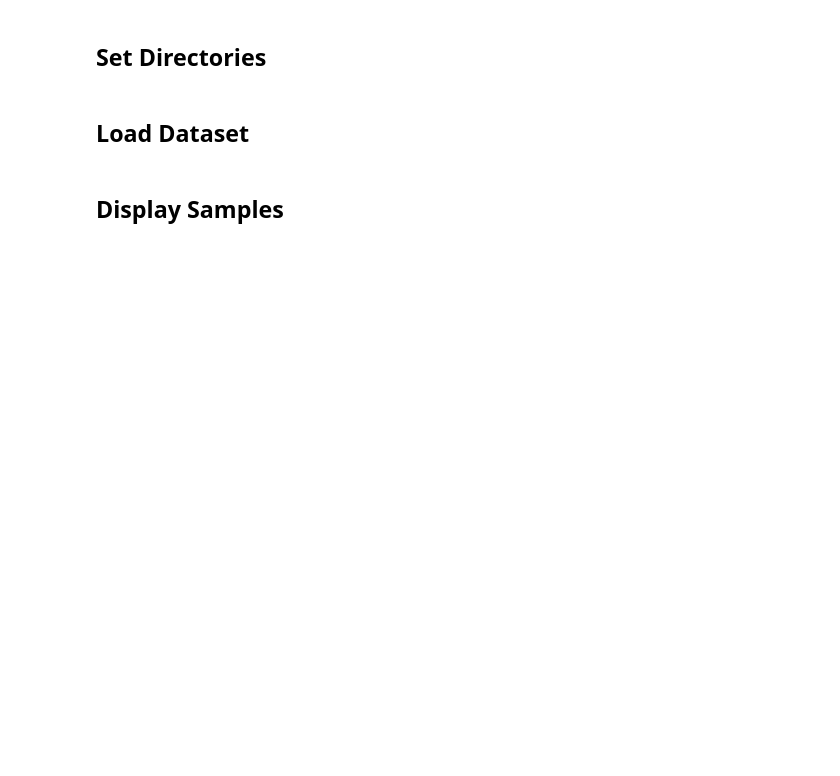
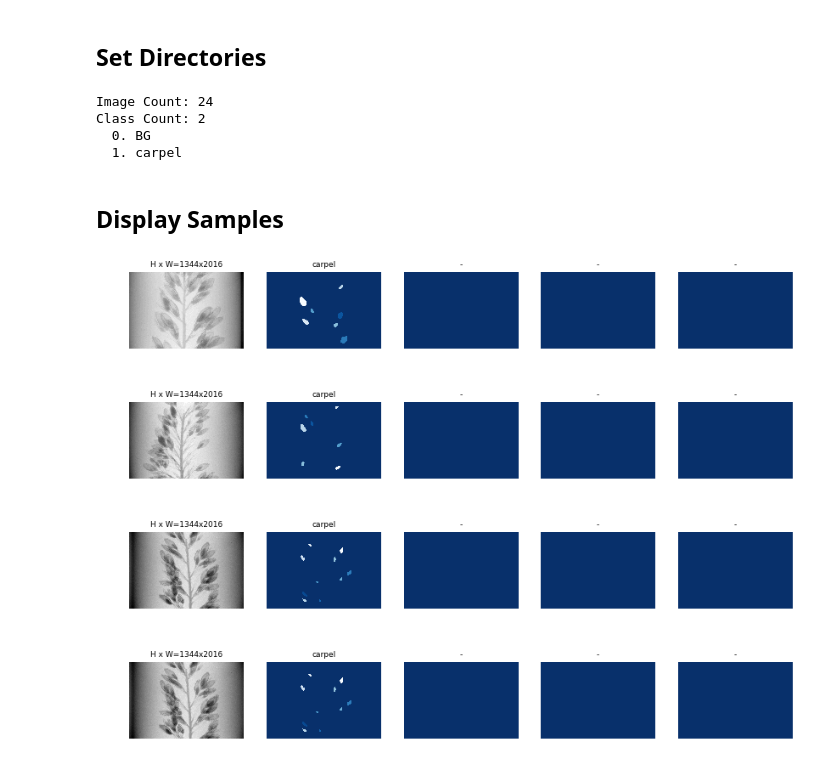
Before and after one commit to aednv/Carpel_Mask_RCNN, a Jupyter notebook: carpel/inspect_carpel_data.ipynb, the cells around one changed output. Drawn from its saved outputs; the diff is of its cells as text; code cells hidden in the pictures; blank space fills up the shorter version.

Commit message:
setaria updates

```diff
--- a/carpel/inspect_carpel_data.ipynb
+++ b/carpel/inspect_carpel_data.ipynb
@@ -20,8 +20,7 @@ import matplotlib.lines as lines
 from matplotlib.patches import Polygon
 
 # Root directory of the project
-#ROOT_DIR = os.path.abspath("../../")
-ROOT_DIR = "/home/ad32a/Mask_RCNN"
+ROOT_DIR = os.path.abspath("../")
 
 # Import Mask RCNN
 sys.path.append(ROOT_DIR)  # To find local version of the library
@@ -31,7 +30,7 @@ from mrcnn.visualize import display_images
 import mrcnn.model as modellib
 from mrcnn.model import log
 
-from carpel import carpel
+import carpel
 
 %matplotlib inline
 # %% [markdown]
@@ -40,4 +39,4 @@ from carpel import carpel
 Configurations are defined in carpel.py
 # %%
 config = carpel.CarpelConfig()
-CARPEL_DIR = os.path.join(ROOT_DIR, "datasets/carpel")
+CARPEL_DIR = os.path.join(ROOT_DIR, "datasets/setaria_model")
@@ -89,20 +45,33 @@ dataset_dir = (ROOT_DIR + "/datasets/21UM/gt1P_crop")
-# %% [markdown]
-## Load Dataset
 # %%
-# Load validation dataset
+# Load Dataset
 dataset = carpel.CarpelDataset()
-dataset.load_carpel(CARPEL_DIR, "val")
+dataset.load_carpel(CARPEL_DIR, "train")
 
 # Must call before using the dataset
 dataset.prepare()
 
-print("Images: {}\nClasses: {}".format(len(dataset.image_ids), dataset.class_names))
+print("Image Count: {}".format(len(dataset.image_ids)))
+print("Class Count: {}".format(dataset.num_classes))
+for i, info in enumerate(dataset.class_info):
+    print("{:3}. {:50}".format(i, info['name']))
+# %% [output]
+Image Count: 24
+Class Count: 2
+  0. BG
+  1. carpel
 # %% [markdown]
 ## Display Samples
 # %%
+#Load and display images and masks.
+
 # Load and display random samples
 image_ids = np.random.choice(dataset.image_ids, 4)
 for image_id in image_ids:
     image = dataset.load_image(image_id)
     mask, class_ids = dataset.load_mask(image_id)
-    visualize.display_top_masks(image, mask, class_ids, dataset.class_names, limit=1)
+    visualize.display_top_masks(image, mask, class_ids, dataset.class_names)
+# %% [output]
+[figure, added]
+[figure, added]
+[figure, added]
+[figure, added]
```
Also changed, not shown: parts of 8 cells of this notebook, 1 other file.
